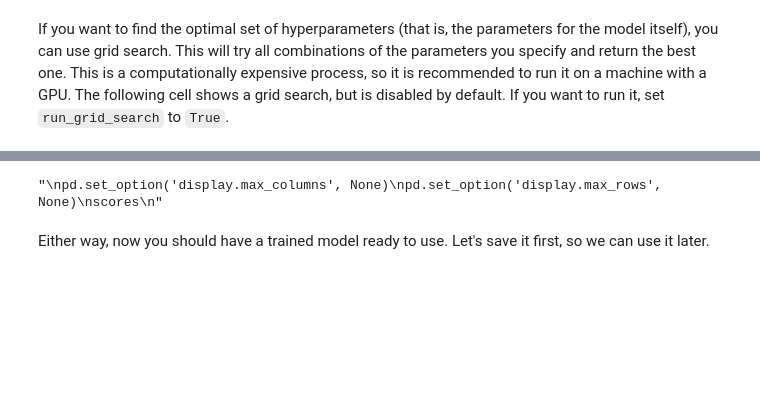
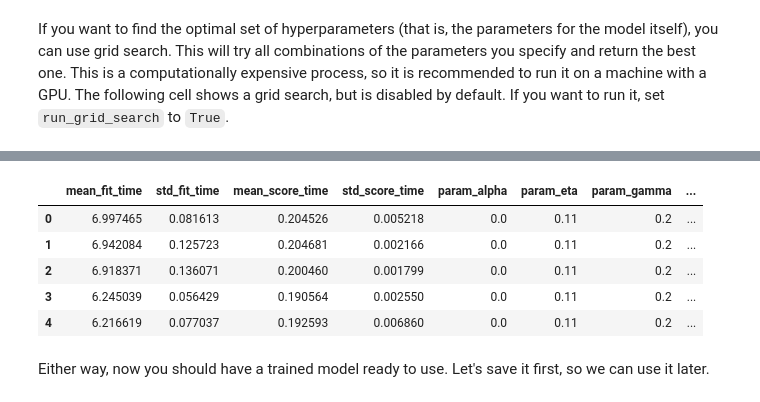
Before and after one commit to OviOvocny/dr-playground, a Jupyter notebook: NOMS-Playground.ipynb, the cells around one changed output, grey strips where cells are left out. Saved outputs shown, nothing was run; the diff lists cells and outputs as text; code cells hidden in the pictures; blank space fills up the shorter version.

```diff
--- a/NOMS-Playground.ipynb
+++ b/NOMS-Playground.ipynb
@@ -265,13 +249,13 @@ plot_metric('auc')
 # %% [markdown]
 If you want to find the optimal set of hyperparameters (that is, the parameters for the model itself), you can use grid search. This will try all combinations of the parameters you specify and return the best one. This is a computationally expensive process, so it is recommended to run it on a machine with a GPU. The following cell shows a grid search, but is disabled by default. If you want to run it, set `run_grid_search` to `True`.
 # %%
-"""
+
 # Hyperparameter tuning
 run_grid_search = True
 if run_grid_search:
     import pandas as pd
     from sklearn.model_selection import train_test_split
-    class_map = {"benign_cesnet_union_2307:unknown": 0, "misp_2307:phishing": 1}
+    class_map = {"benign_2307:unknown": 0, "misp_2307:phishing": 1}
     labels = df['label'].apply(lambda x: class_map[x])
     features = df.drop('label', axis=1).copy()
     X_train, X_test, y_train, y_test = train_test_split(features, labels, test_size=0.3, random_state=42, shuffle=True, stratify=labels)
@@ -281,7 +265,6 @@ if run_grid_search:
     from xgboost import XGBClassifier
 
     params = {
-        "eta": 0.15,
         "objective": "binary:logistic",
         "tree_method": "gpu_hist",
         #"predictor": "gpu_predictor"
@@ -292,16 +275,17 @@ if run_grid_search:
 
     # this is your grid of parameters to search through, every combination will be tried
     grid = {
-        "max_depth": [9],
-        "min_child_weight": [2],
+        "max_depth": [10],
+        "eta": [0.11],
+        "min_child_weight": [1.1], # default: 1
         "sampling_method": ["gradient_based"],
-        "subsample": [0.6],
-        "gamma": [0.1],
-        "grow_policy": ["lossguide"],
-        "max_bin": [512],
-        "n_estimators": [270,280,290],
-        "lambda": [1.0],
-        "alpha": [0.0]
+        "subsample": [0.9], # default: 1
+        "gamma": [0.2], # default: 0
+        "grow_policy": ["depthwise"], # default: depthwise
+        "max_bin": [1024],
+        "n_estimators": [285],
+        "lambda": [1.0], # default: 1
+        "alpha": [0.0]   # default: 0
     }
 
     cv = StratifiedKFold(n_splits=5, shuffle=True, random_state=7)
@@ -357,5 +341,4 @@ if run_grid_search:
                         xytext=(id+3, value))
 
     print(scores)
-"""
 # %% [output]
@@ -363,11 +366,15 @@ if run_grid_search:
 # %%
-"""
+
 pd.set_option('display.max_columns', None)
 pd.set_option('display.max_rows', None)
 scores
-"""
 # %% [output]
-"\npd.set_option('display.max_columns', None)\npd.set_option('display.max_rows', None)\nscores\n"
+|  | mean_fit_time | std_fit_time | mean_score_time | std_score_time | param_alpha | param_eta | param_gamma | ... |
+| 0 | 6.997465 | 0.081613 | 0.204526 | 0.005218 | 0.0 | 0.11 | 0.2 | ... |
+| 1 | 6.942084 | 0.125723 | 0.204681 | 0.002166 | 0.0 | 0.11 | 0.2 | ... |
+| 2 | 6.918371 | 0.136071 | 0.200460 | 0.001799 | 0.0 | 0.11 | 0.2 | ... |
+| 3 | 6.245039 | 0.056429 | 0.190564 | 0.002550 | 0.0 | 0.11 | 0.2 | ... |
+| 4 | 6.216619 | 0.077037 | 0.192593 | 0.006860 | 0.0 | 0.11 | 0.2 | ... |
 # %% [markdown]
 Either way, now you should have a trained model ready to use. Let's save it first, so we can use it later.
 # %%
```
Also changed, not shown: parts of 7 cells of this notebook.
